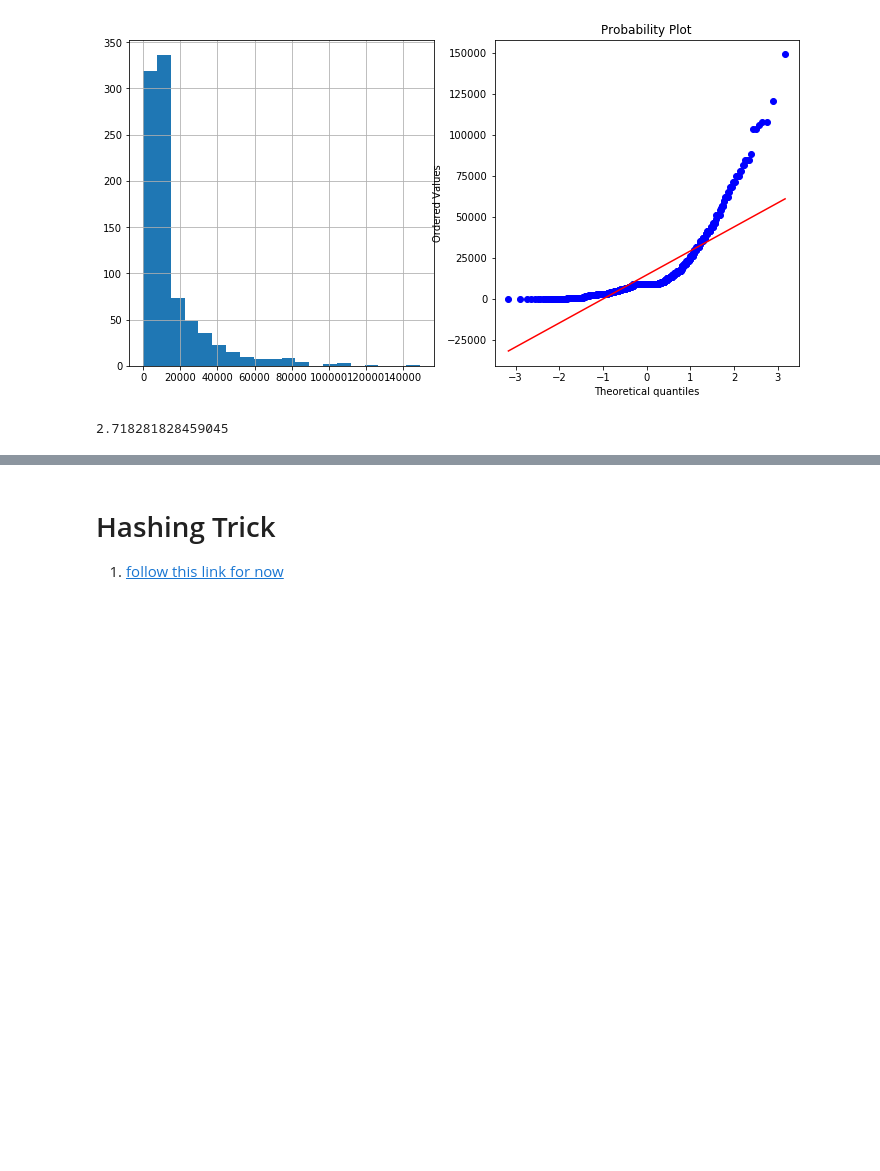
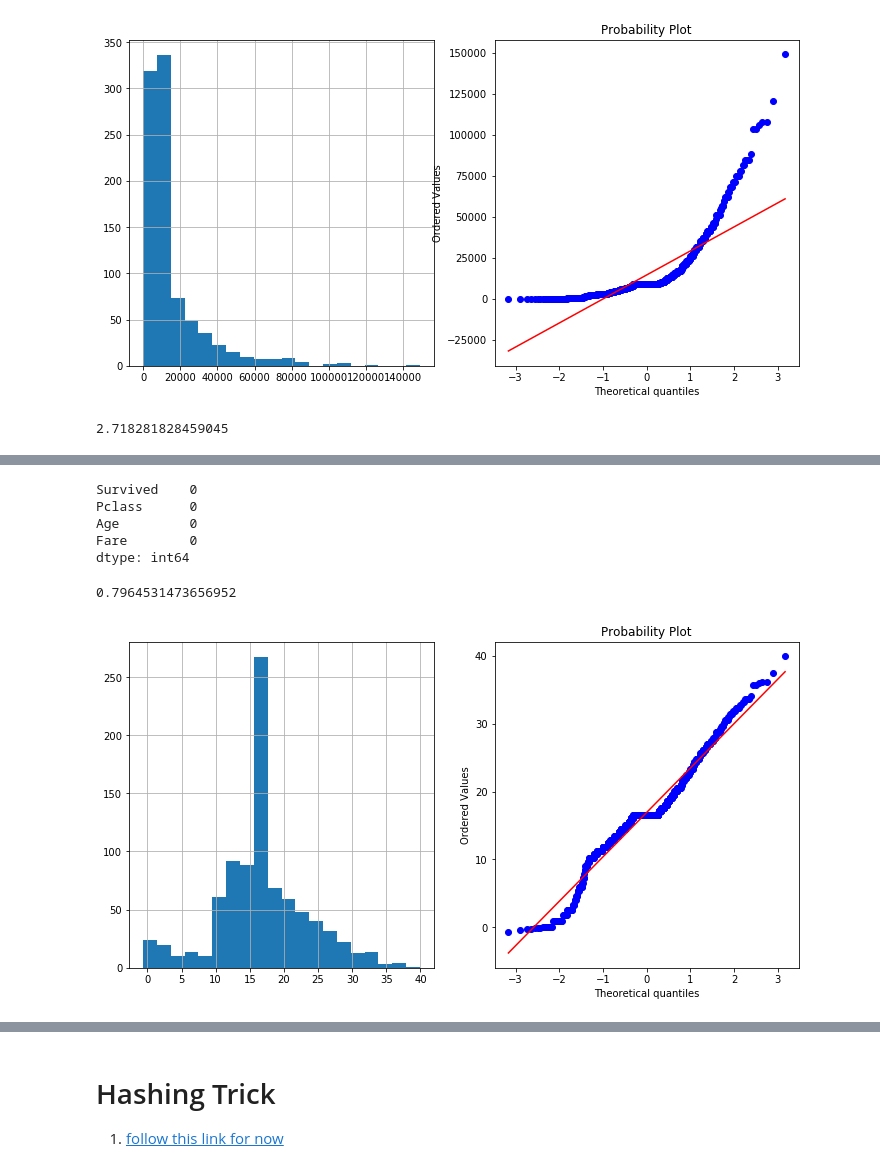
Before and after one commit to akshayDev17/Machine-Learning-Concepts, a Jupyter notebook: src/feature-engineering.ipynb, the cells around one changed output, grey strips where cells are left out. Cells and saved outputs as stored; diff of their text form; code cells hidden in the pictures; blank space fills up the shorter version.

```diff
--- a/src/feature-engineering.ipynb
+++ b/src/feature-engineering.ipynb
@@ -1059,0 +1080,34 @@ df['Age_boxcox'] = boxcox(df['Age'])
+# %%
+import pandas as pd
+import seaborn as sb
+import matplotlib.pyplot as plt
+from scipy.stats import probplot
+import pylab
+
+df = pd.read_csv("./titanic-dataset/train.csv", usecols=['Pclass', 'Age', 'Fare', 'Survived'])
+
+def plot_feature(feat):
+    fig = plt.figure(figsize=(12, 6))
+    plt.subplot(1, 2, 1)
+    df[feat].hist(bins=20)
+    plt.subplot(1, 2, 2)
+    probplot(df[feat], dist='norm', plot=pylab)
+    plt.show()
+# %%
+# fill up Age-NaN values
+df['Age'].fillna(df['Age'].median(), inplace=True)
+display(df.isnull().sum())
+
+from scipy.stats import boxcox
+df['Age_boxcox'], parameters = boxcox(df['Age'])
+print(parameters)
+
+plot_feature('Age_boxcox')
+# %% [output]
+Survived    0
+Pclass      0
+Age         0
+Fare        0
+dtype: int64
+0.7964531473656952
+[figure, added]
```
Also changed, not shown: parts of 11 cells of this notebook.
